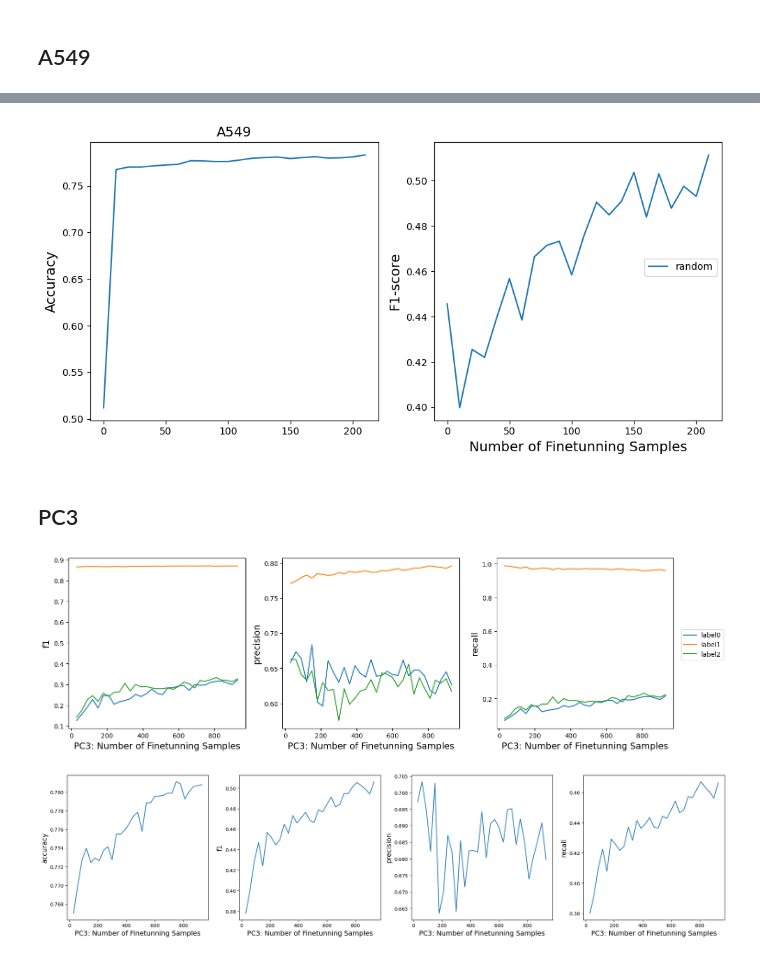
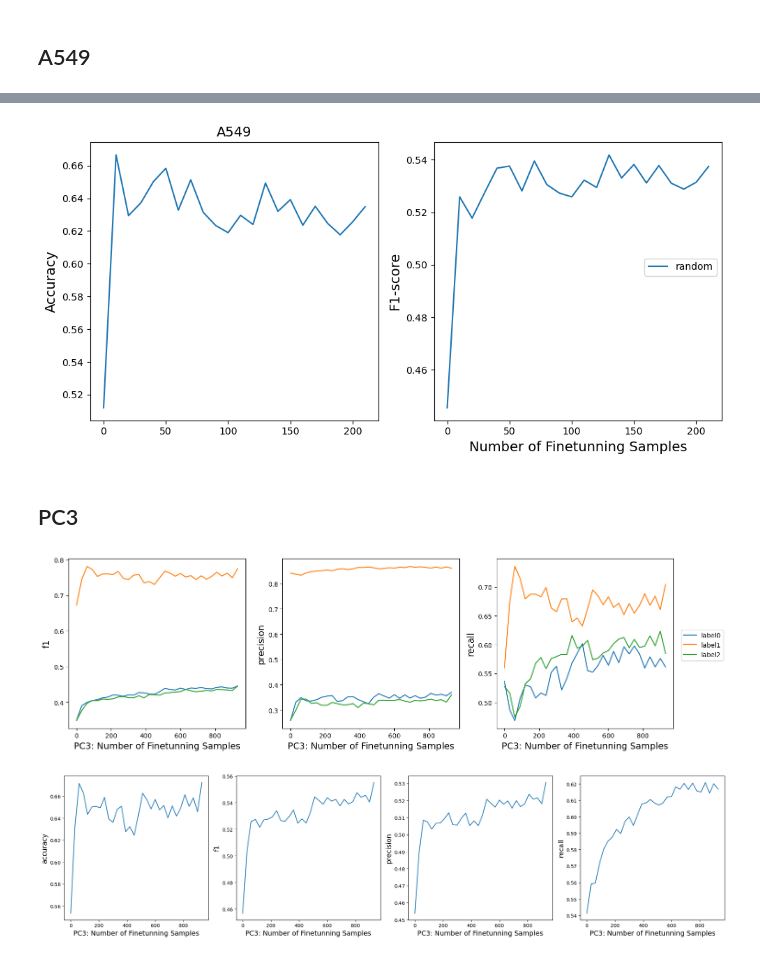
Before and after one commit to dearhannah/AnchorDrug_official, a Jupyter notebook: DataAnalysis/converge_curve.ipynb, the cells around one changed output, grey strips where cells are left out. Cells and saved outputs as stored; diff of their text form; code cells hidden in the pictures.

```diff
--- a/DataAnalysis/converge_curve.ipynb
+++ b/DataAnalysis/converge_curve.ipynb
@@ -170,7 +170,7 @@ precision = np.zeros((3,round_num))
 recall = np.zeros((3,round_num))
 accuracy = np.zeros(round_num)
 for n in [0,1,2]:
-    pred_data = f'/egr/research-aidd/menghan1/AnchorDrug/ActiveLearning_one_cellline/preds/LINCS_A549_RandomSampling_30_0_642_20240703_162809__{n}.csv'
+    pred_data = f'/egr/research-aidd/menghan1/AnchorDrug/ActiveLearning_one_cellline/preds/LINCS_A549_RandomSampling_30_0_642_20240704_184727__{n}.csv'
     data = pd.read_csv(pred_data).T.to_numpy()
     # print(data.shape)
     # for i in range(1,28):
@@ -182,9 +182,9 @@ for n in [0,1,2]:
 
 fig, ax = plt.subplots(1,3, figsize=(15,4.5))
 x = [x*30 for x in range(round_num)]
-[ax[0].plot(x[1:], f1[i][1:]/3, label=f'label{i}') for i in range(3)]
-[ax[1].plot(x[1:], precision[i][1:]/3, label=f'label{i}') for i in range(3)]
-[ax[2].plot(x[1:], recall[i][1:]/3, label=f'label{i}') for i in range(3)]
+[ax[0].plot(x, f1[i]/3, label=f'label{i}') for i in range(3)]
+[ax[1].plot(x, precision[i]/3, label=f'label{i}') for i in range(3)]
+[ax[2].plot(x, recall[i]/3, label=f'label{i}') for i in range(3)]
 ax[0].set_ylabel('f1', size=font)
 ax[1].set_ylabel('precision', size=font)
 ax[2].set_ylabel('recall', size=font)
@@ -194,13 +194,13 @@ fig.tight_layout()  # otherwise the right y-label is slightly clipped
 plt.show()
 
 fig, ax = plt.subplots(1,4, figsize=(20,5))
-ax[0].plot(x[1:], accuracy[1:]/3, label='accuracy')
+ax[0].plot(x, accuracy/3, label='accuracy')
 ax[0].set_ylabel('accuracy', size=font)
-ax[1].plot(x[1:], np.mean(f1, axis=0)[1:]/3, label='f1')
+ax[1].plot(x, np.mean(f1, axis=0)/3, label='f1')
 ax[1].set_ylabel('f1', size=font)
-ax[2].plot(x[1:], np.mean(precision, axis=0)[1:]/3, label='precision')
+ax[2].plot(x, np.mean(precision, axis=0)/3, label='precision')
 ax[2].set_ylabel('precision', size=font)
-ax[3].plot(x[1:], np.mean(recall, axis=0)[1:]/3, label='recall')
+ax[3].plot(x, np.mean(recall, axis=0)/3, label='recall')
 ax[3].set_ylabel('recall', size=font)
 
 [ax[i].set_xlabel('A549: Number of Finetunning Samples', size=font) for i in range(4)]
@@ -208,5 +208,5 @@ ax[3].set_ylabel('recall', size=font)
 fig.tight_layout()  # otherwise the right y-label is slightly clipped
 plt.show()
 
-x_a549, f1_a549 = x[1:], np.mean(f1, axis=0)[1:]/3
+x_a549, f1_a549 = x, np.mean(f1, axis=0)/3
 # %% [output]
@@ -249,7 +249,7 @@ def metrics_from_txt(fname):
     return df, time
 
 fig, ax = plt.subplots(1,2, figsize=(10,5))
-df, time = metrics_from_txt('/egr/research-aidd/menghan1/AnchorDrug/ActiveLearning_one_cellline/logfile/LINCS_A549_RandomSampling_30_0_642_20240703_162809_.txt')
+df, time = metrics_from_txt('/egr/research-aidd/menghan1/AnchorDrug/ActiveLearning_one_cellline/logfile/LINCS_A549_RandomSampling_30_0_642_20240704_184727_.txt')
 x = [x*10 for x in df.index.to_list()]
 acc = df.accuracy.to_list()
 f1 = df.F1.to_list()
@@ -263,7 +263,7 @@ plt.legend(bbox_to_anchor=(1.0, 0.6))
 fig.tight_layout()  # otherwise the right y-label is slightly clipped
 plt.show()
 # %% [output]
-[figure, old version]
+[figure, new version]
 # %% [markdown]
 ## PC3
 # %%
@@ -274,48 +274,48 @@ precision = np.zeros((3,round_num))
 recall = np.zeros((3,round_num))
 accuracy = np.zeros(round_num)
 for n in [0,1,2]:
-    pred_data = f'/egr/research-aidd/menghan1/AnchorDrug/ActiveLearning_one_cellline/preds/LINCS_PC3_RandomSampling_30_0_957_20240703_162810__{n}.csv'
+    pred_data = f'/egr/research-aidd/menghan1/AnchorDrug/ActiveLearning_one_cellline/preds/LINCS_PC3_RandomSampling_30_0_957_20240704_184327__{n}.csv'
     data = pd.read_csv(pred_data).T.to_numpy()
     # print(data.shape)
     # for i in range(1,28):
     f1 += np.array([f1_score(data[0], data[i],average=None) for i in range(1,round_num+1)]).T
     precision += np.array([precision_score(data[0], data[i],average=None) for i in range(1,round_num+1)]).T
     recall += np.array([recall_score(data[0], data[i],average=None) for i in range(1,round_num+1)]).T
     accuracy += np.array([accuracy_score(data[0], data[i]) for i in range(1,round_num+1)])
     # print(f1.shape, precision.shape, recall.shape, accuracy.shape)
 
 fig, ax = plt.subplots(1,3, figsize=(15,4.5))
 x = [x*30 for x in range(round_num)]
-[ax[0].plot(x[1:], f1[i][1:]/3, label=f'label{i}') for i in range(3)]
-[ax[1].plot(x[1:], precision[i][1:]/3, label=f'label{i}') for i in range(3)]
-[ax[2].plot(x[1:], recall[i][1:]/3, label=f'label{i}') for i in range(3)]
+[ax[0].plot(x, f1[i]/3, label=f'label{i}') for i in range(3)]
+[ax[1].plot(x, precision[i]/3, label=f'label{i}') for i in range(3)]
+[ax[2].plot(x, recall[i]/3, label=f'label{i}') for i in range(3)]
 ax[0].set_ylabel('f1', size=font)
 ax[1].set_ylabel('precision', size=font)
 ax[2].set_ylabel('recall', size=font)
 [ax[i].set_xlabel('PC3: Number of Finetunning Samples', size=font) for i in range(3)]
 plt.legend(bbox_to_anchor=(1.3, 0.6))
 fig.tight_layout()  # otherwise the right y-label is slightly clipped
 plt.show()
 
 fig, ax = plt.subplots(1,4, figsize=(20,5))
-ax[0].plot(x[1:], accuracy[1:]/3, label='accuracy')
+ax[0].plot(x, accuracy/3, label='accuracy')
 ax[0].set_ylabel('accuracy', size=font)
-ax[1].plot(x[1:], np.mean(f1, axis=0)[1:]/3, label='f1')
+ax[1].plot(x, np.mean(f1, axis=0)/3, label='f1')
 ax[1].set_ylabel('f1', size=font)
-ax[2].plot(x[1:], np.mean(precision, axis=0)[1:]/3, label='precision')
+ax[2].plot(x, np.mean(precision, axis=0)/3, label='precision')
 ax[2].set_ylabel('precision', size=font)
-ax[3].plot(x[1:], np.mean(recall, axis=0)[1:]/3, label='recall')
+ax[3].plot(x, np.mean(recall, axis=0)/3, label='recall')
 ax[3].set_ylabel('recall', size=font)
 
 [ax[i].set_xlabel('PC3: Number of Finetunning Samples', size=font) for i in range(4)]
 # plt.legend(bbox_to_anchor=(1.0, 0.6))
 fig.tight_layout()  # otherwise the right y-label is slightly clipped
 plt.show()
 
-x_pc3, f1_pc3 = x[1:], np.mean(f1, axis=0)[1:]/3
+x_pc3, f1_pc3 = x, np.mean(f1, axis=0)/3
 # %% [output]
-[figure, old version]
+[figure, new version]
-[figure, old version]
+[figure, new version]
 # %%
 fig, ax = plt.subplots(figsize=(4,4))
 ax.plot(x_mcf7, f1_mcf7, label='MCF7')
```
Also changed, not shown: parts of 3 cells of this notebook, 2 other files.
